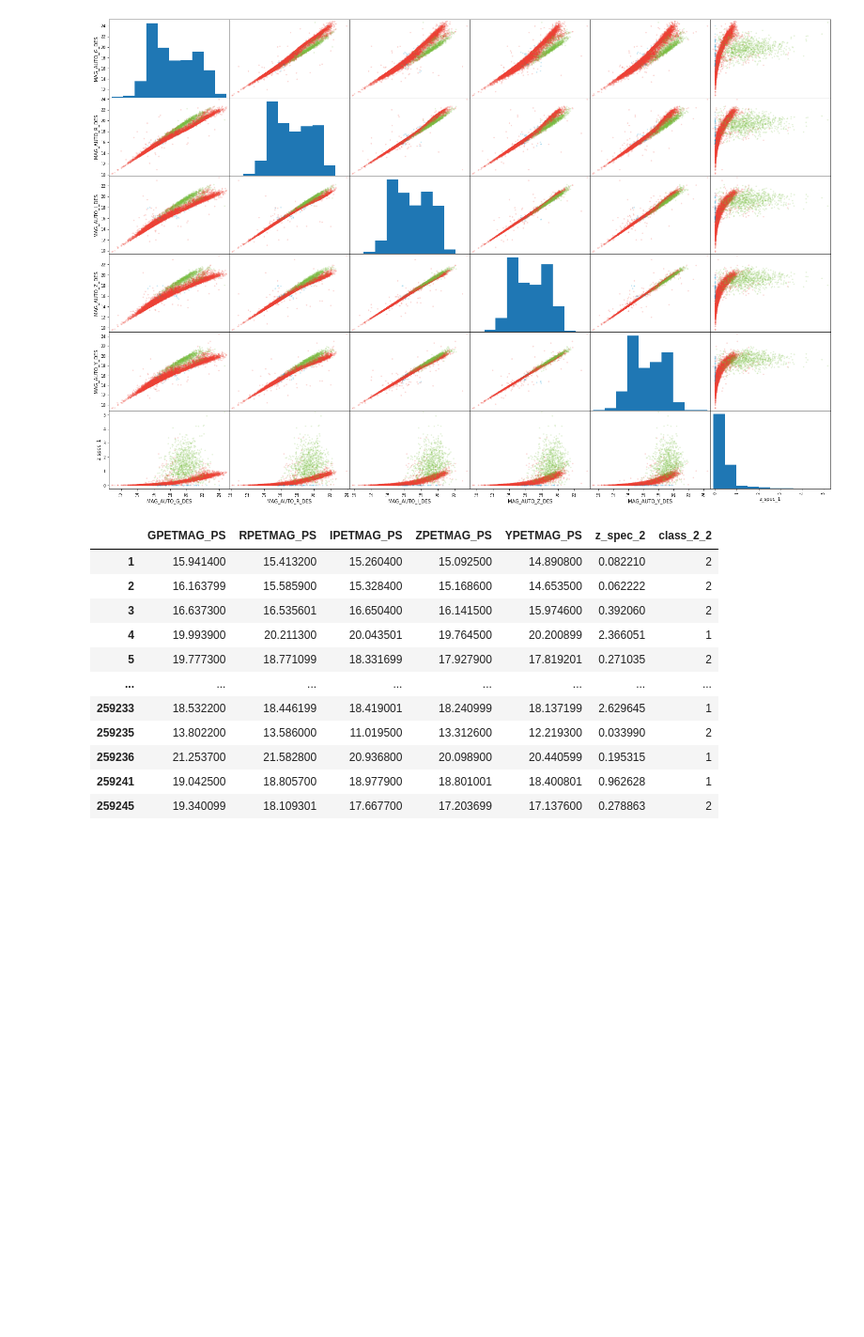
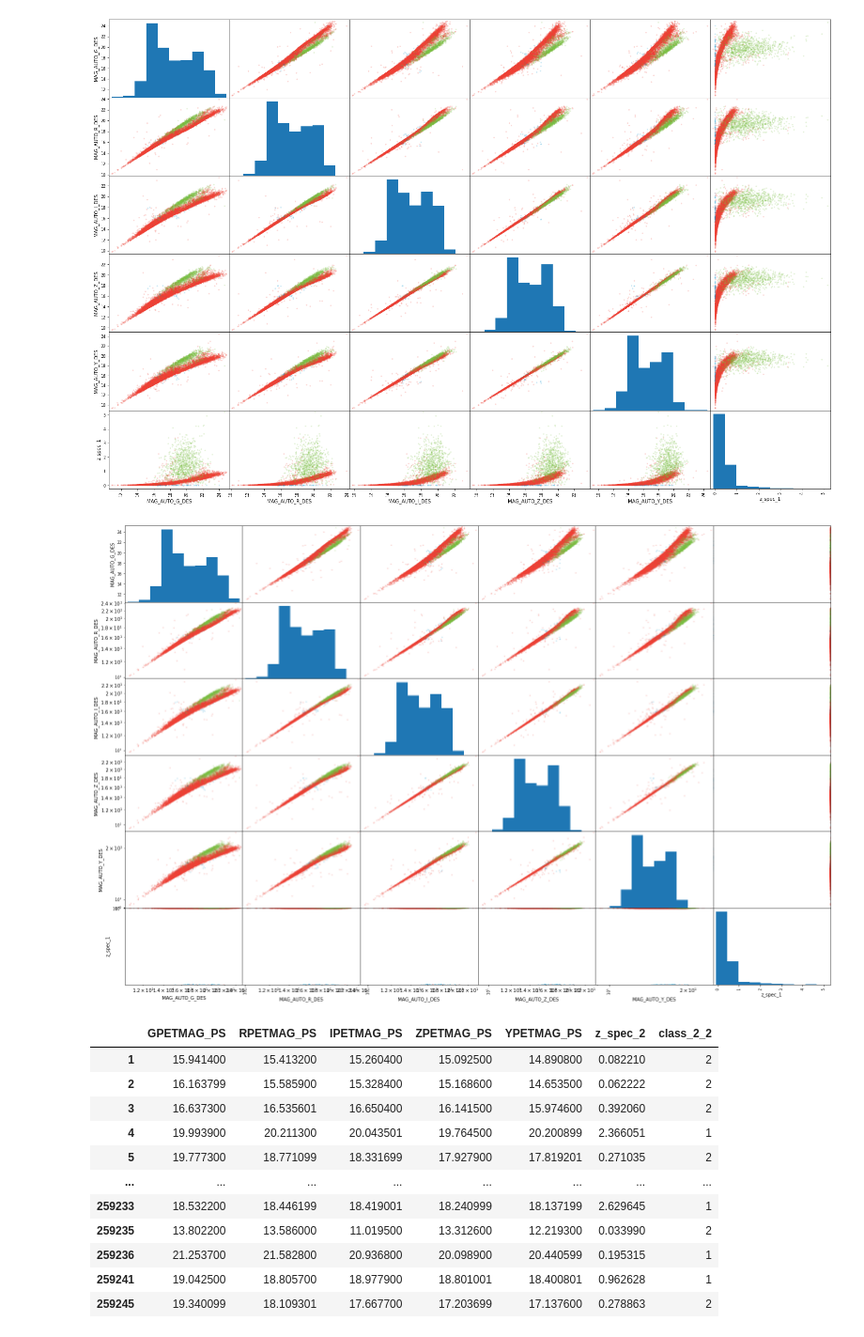
Before and after one commit to Jarnoesse/IA-AGN-with-ML, a Jupyter notebook: Data_exploration_2.ipynb, the cells around one changed output. Shown at 94% size. Drawn from its saved outputs; the diff is of its cells as text; code cells hidden in the pictures; blank space fills up the shorter version.

Commit message:
added log scale for some graphs, fixed third database problem

```diff
--- a/Data_exploration_2.ipynb
+++ b/Data_exploration_2.ipynb
@@ -111,6 +111,15 @@ array([[<matplotlib.axes._subplots.AxesSubplot object at 0x...>,
         <matplotlib.axes._subplots.AxesSubplot object at 0x...>]],
       dtype=object)
 [figure]
+# %%
+axl = scatter_matrix(DES_df[attributes],color = colors,alpha = 0.2, figsize=(27,18))
+for i, axs in enumerate(axl):
+  for j, ax in enumerate(axs):
+    if i != j:
+      ax.set_yscale("log")
+      ax.set_xscale("log")
+# %% [output]
+[figure, added]
 # %%
 PS_df
 # %% [output]
```
Also changed, not shown: parts of 4 cells of this notebook.
